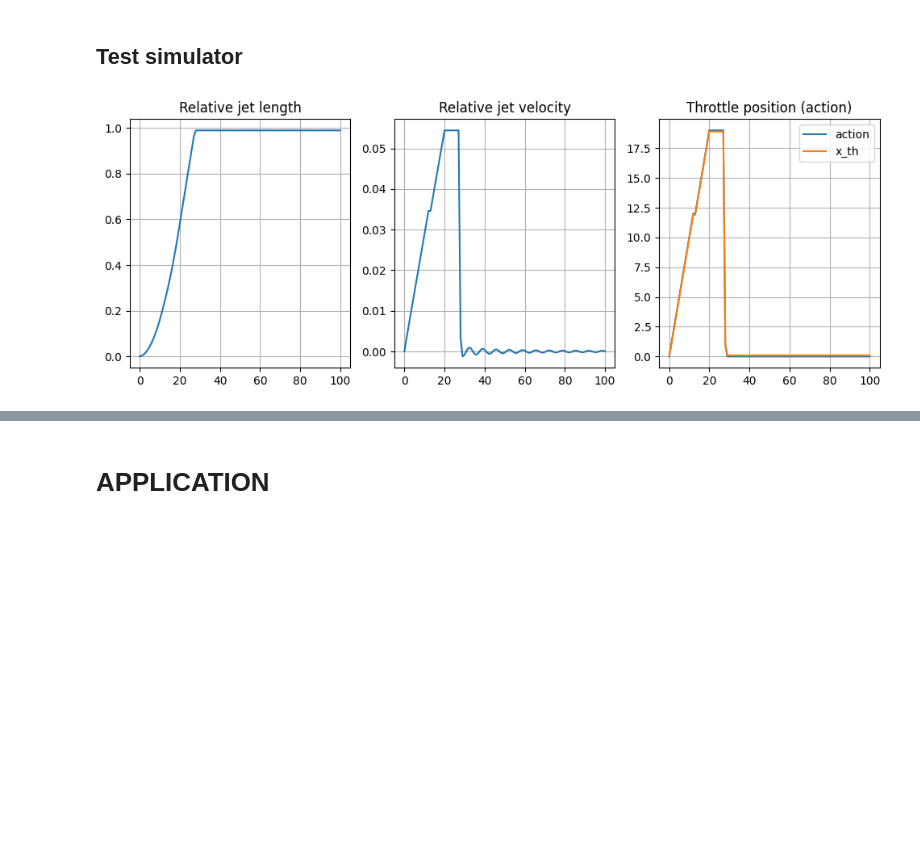
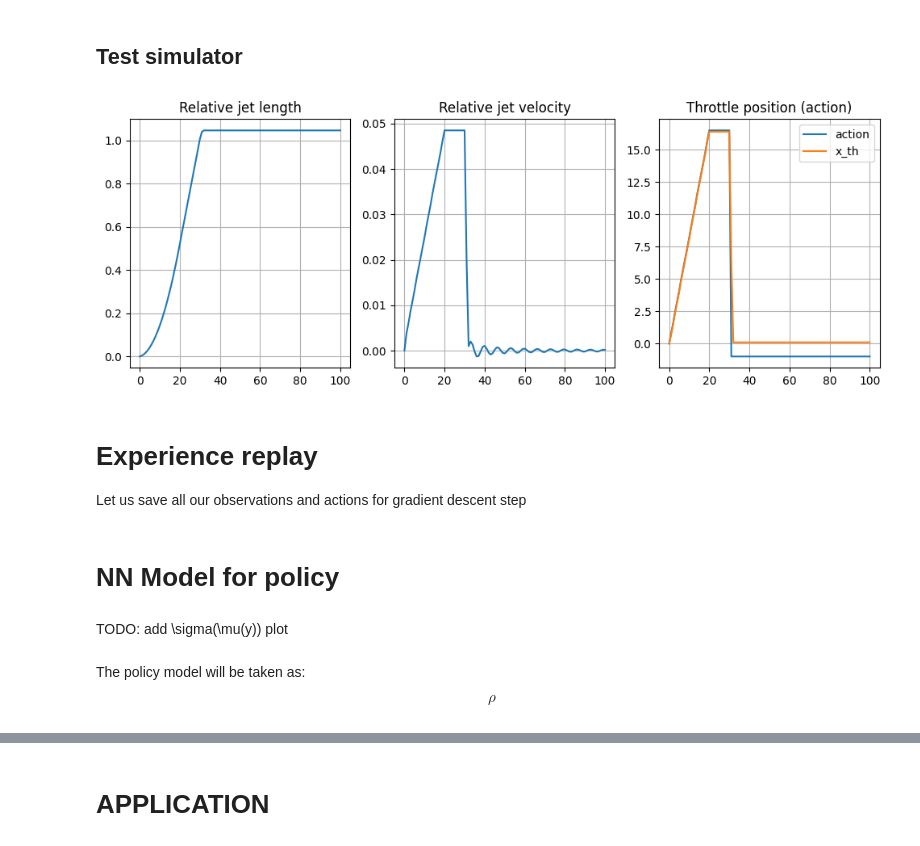
Before and after one commit to mvulf/drop_control, a Jupyter notebook: hydraulic_system.ipynb, the cells around one changed output, grey strips where cells are left out. Saved outputs shown, nothing was run; the diff lists cells and outputs as text; code cells hidden in the pictures; blank space fills up the shorter version.

```diff
--- a/hydraulic_system.ipynb
+++ b/hydraulic_system.ipynb
@@ -172,10 +183,10 @@ class HydraulicSystem:
     """System class: hydraulic system. State transition function"""
 
     dim_action: int = 1
-    dim_observation: int = 1
+    dim_observation: int = 2
     dim_state: int = 2
 
-    x_th_eps: float = 0.1 # backslash (should be as small as possible)
+    x_th_eps: float = 0.5 # backslash (should be as small as possible)
     dx_th_eps: float = 0.1 # used as limit for positions checking
 
     # Real throttle position limits
@@ -184,7 +195,7 @@ class HydraulicSystem:
     # Policy update time
     dt_update_action = 1.0e-4 # s
     # Max throttle speed
-    v_th_max = 1*(x_th_limits[1] - x_th_limits[0])/dt_update_action # µm/s
+    v_th_max = 0.5*(x_th_limits[1] - x_th_limits[0])/dt_update_action # µm/s
 
     m_p: float = 20e-3 # kg
     p_atm: float = 1e5 # Pa
@@ -418,6 +429,8 @@ class HydraulicSystem:
 
         # Get and modify action
         x_th_act = max(self.x_th_limits[0], action[0]) # consider negative action as closed throttle
+        # For expanded actions
+        x_th_act = min(self.x_th_limits[1], x_th_act)
         assert (x_th_act >= self.x_th_limits[0]) and (x_th_act <= self.x_th_limits[1]), 'action out of the bounds'
 
         # Get Dstates
@@ -482,7 +495,7 @@ class HydraulicSystem:
         if self.x_p_init is None:
             self.x_p_init = x_p
 
-        observation = np.zeros(self.dim_observation + 1)
+        observation = np.zeros(self.dim_observation)
         observation[0] = self.get_jet_length(x_p) / self.l_crit
         # add relative velocity
         observation[1] = self.get_jet_velocity(v_p) / self.l_crit *\
@@ -637,36 +650,40 @@ while simulator.step():
     #     new_action = np.array([0])
 
     step_idx_max = 20
 
     if simulator.current_step_idx <= step_idx_max:
-        new_action = np.array([19.2 * simulator.current_step_idx/step_idx_max])
-    elif simulator.current_step_idx <= step_idx_max + 7:
-        new_action = np.array([19.2])
+        new_action = np.array([16.5 * simulator.current_step_idx/step_idx_max])
+    elif simulator.current_step_idx <= step_idx_max + 10:
+        new_action = np.array([16.5])
     else:
-        new_action = np.array([19.2 * (1 - observation[0])])
+        new_action = np.array([-1.])
 
-    new_action = np.round(new_action)
+    new_action = np.round(new_action,1)
 
     simulator.set_action(new_action)
     observations.append(observation)
     actions.append(action)
     states.append(state)
 
 states_arr = np.array(states)
 
 fig, (ax_length, ax_velocity, ax_action) = plt.subplots(nrows=1, ncols=3, figsize=(12,4))
 ax_length.plot(np.array(observations)[:,0])
 ax_length.grid()
 ax_length.set_title('Relative jet length')
 
 ax_velocity.plot(np.array(observations)[:,1])
 ax_velocity.grid()
 ax_velocity.set_title('Relative jet velocity')
 
 ax_action.plot(np.array(actions)[:, 0], label='action')
 ax_action.plot(states_arr[:, 2], label='x_th')
 ax_action.grid()
 ax_action.set_title('Throttle position (action)');
 ax_action.legend();
 # %% [output]
-[figure, old version]
+[figure, new version]
+# %% [markdown]
+# Experience replay
+
+Let us save all our observations and actions for gradient descent step
@@ -672,0 +845,10 @@ ax_action.legend();
+# %% [markdown]
+# NN Model for policy
+# %% [markdown]
+TODO: add \sigma(\mu(y)) plot
+# %% [markdown]
+The policy model will be taken as:
+
+$$
+    \rho
+$$
```
Also changed, not shown: parts of 12 cells of this notebook.
